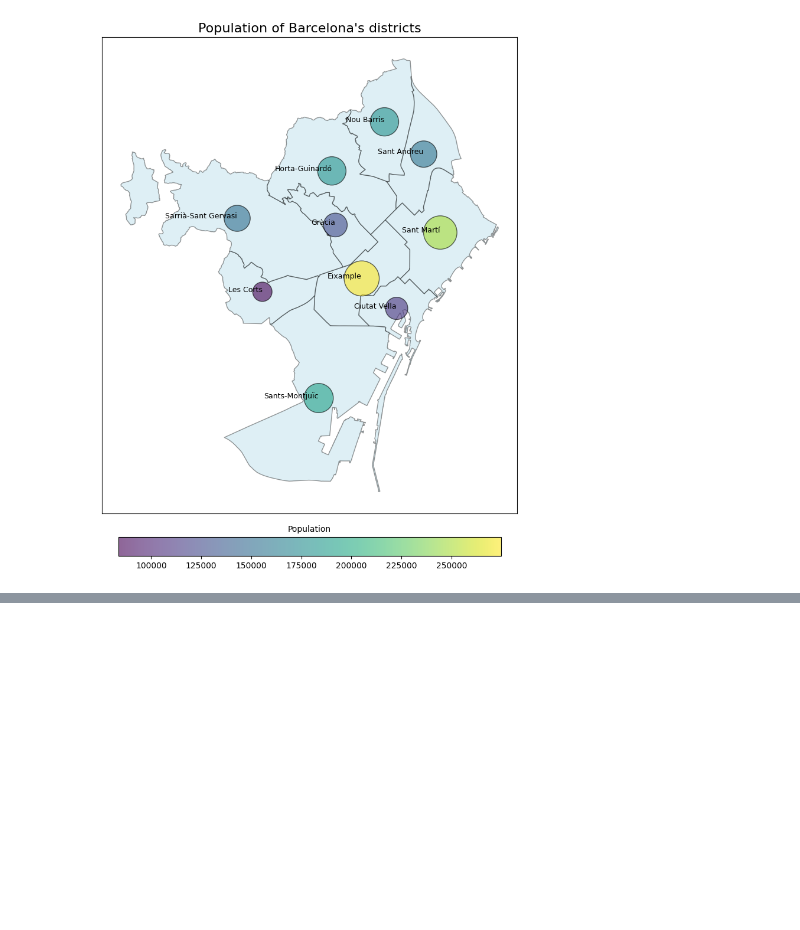
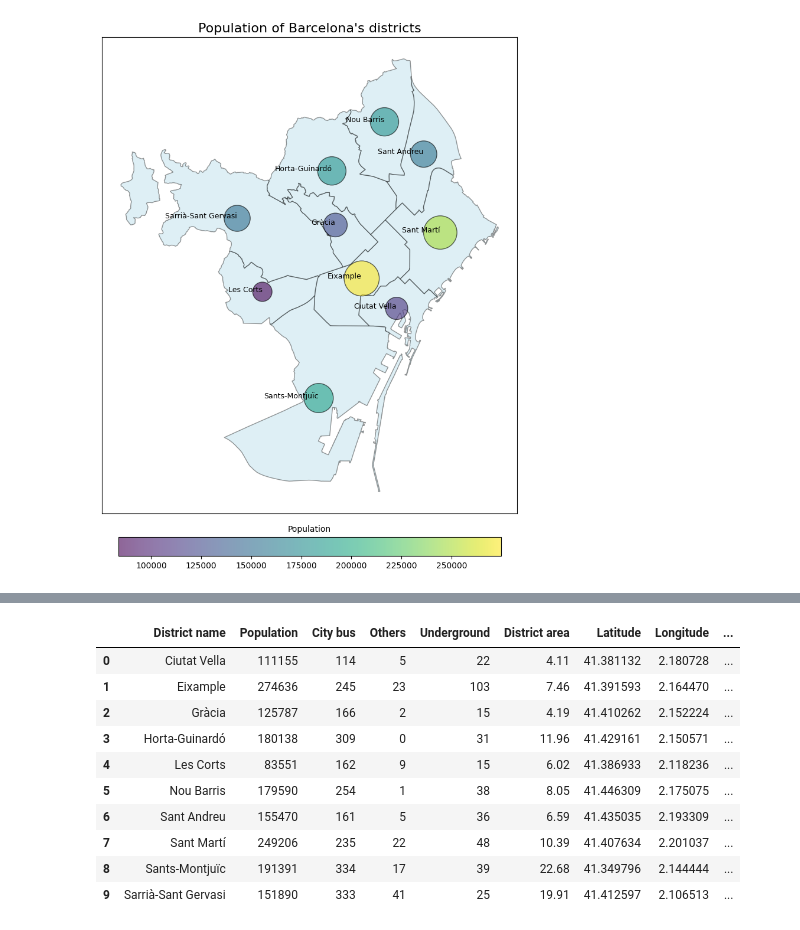
Before and after one commit to pcomastriado/DA-Bootcamp, a Jupyter notebook: _DA-project_/notebooks/EDA_FinalProject.ipynb, the cells around one changed output, grey strips where cells are left out. Drawn from its saved outputs; the diff is of its cells as text; code cells hidden in the pictures; blank space fills up the shorter version.

```diff
--- a/_DA-project_/notebooks/EDA_FinalProject.ipynb
+++ b/_DA-project_/notebooks/EDA_FinalProject.ipynb
@@ -557,0 +670,14 @@ plt.show()
+# %%
+merged
+# %% [output]
+|  | District name | Population | City bus | Others | Underground | District area | Latitude | Longitude | ... |
+| 0 | Ciutat Vella | 111155 | 114 | 5 | 22 | 4.11 | 41.381132 | 2.180728 | ... |
+| 1 | Eixample | 274636 | 245 | 23 | 103 | 7.46 | 41.391593 | 2.164470 | ... |
+| 2 | Gràcia | 125787 | 166 | 2 | 15 | 4.19 | 41.410262 | 2.152224 | ... |
+| 3 | Horta-Guinardó | 180138 | 309 | 0 | 31 | 11.96 | 41.429161 | 2.150571 | ... |
+| 4 | Les Corts | 83551 | 162 | 9 | 15 | 6.02 | 41.386933 | 2.118236 | ... |
+| 5 | Nou Barris | 179590 | 254 | 1 | 38 | 8.05 | 41.446309 | 2.175075 | ... |
+| 6 | Sant Andreu | 155470 | 161 | 5 | 36 | 6.59 | 41.435035 | 2.193309 | ... |
+| 7 | Sant Martí | 249206 | 235 | 22 | 48 | 10.39 | 41.407634 | 2.201037 | ... |
+| 8 | Sants-Montjuïc | 191391 | 334 | 17 | 39 | 22.68 | 41.349796 | 2.144444 | ... |
+| 9 | Sarrià-Sant Gervasi | 151890 | 333 | 41 | 25 | 19.91 | 41.412597 | 2.106513 | ... |
```
Also changed, not shown: parts of 12 cells of this notebook, 2 other files.
